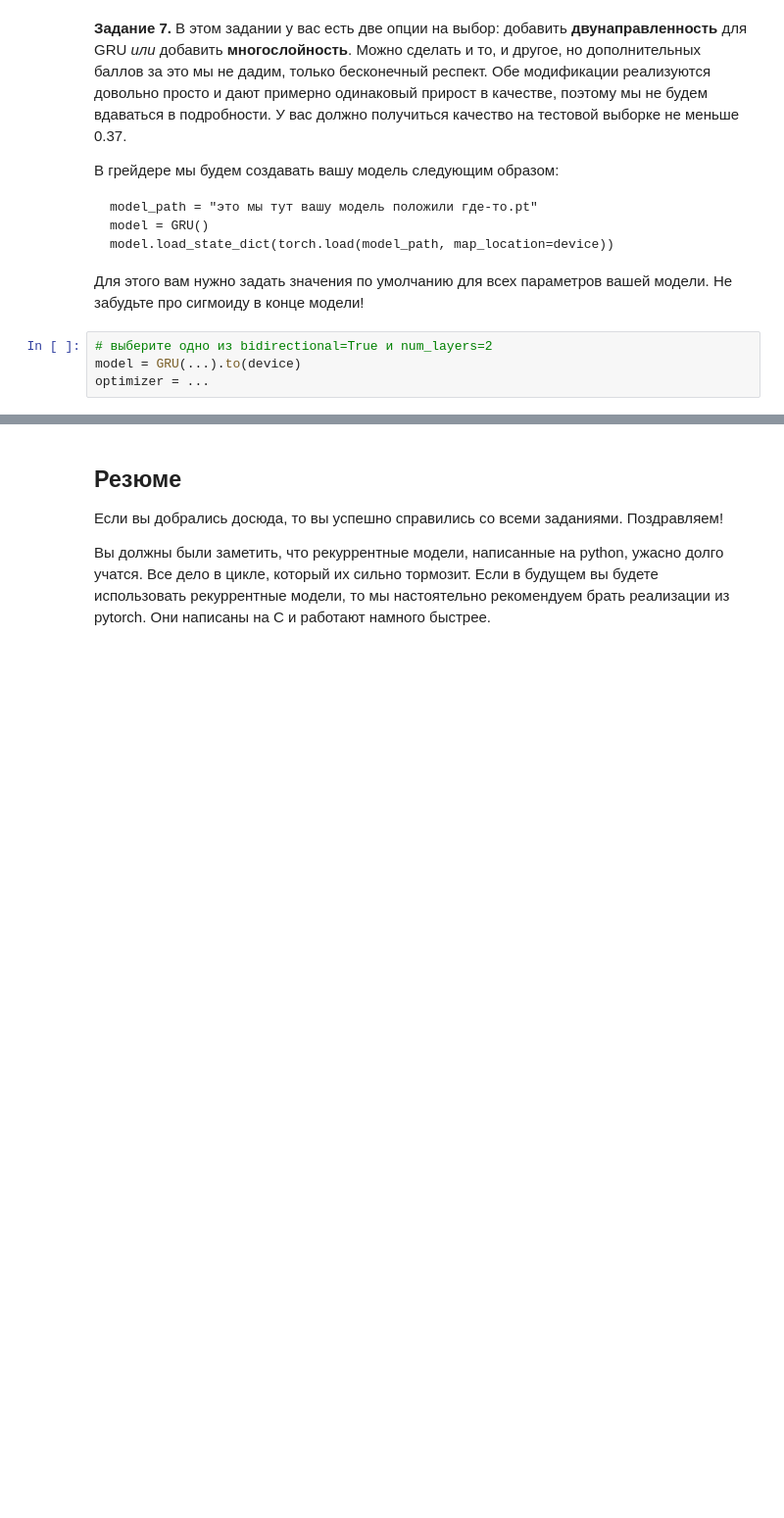
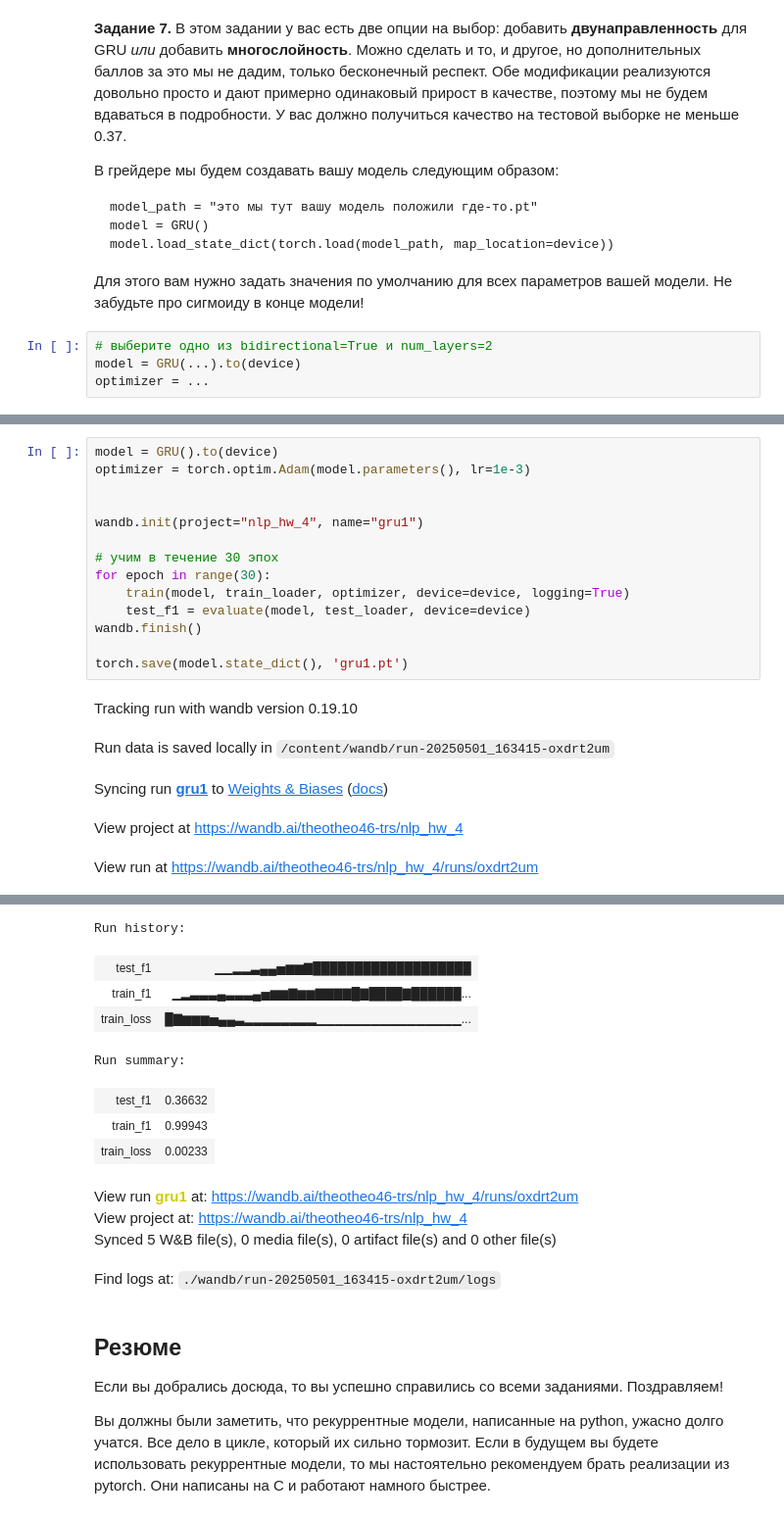
Before and after one commit to theotheo46/nlp, a Jupyter notebook: Копия_блокнота_"hw4_ipynb".ipynb, the cells around one changed output, grey strips where cells are left out. Shown at 98% size. Drawn from its saved outputs; the diff is of its cells as text; blank space fills up the shorter version.

```diff
--- a/Копия_блокнота_"hw4_ipynb".ipynb
+++ b/Копия_блокнота_"hw4_ipynb".ipynb
@@ -619,0 +710,20 @@ optimizer = ...
+# %%
+model = GRU().to(device)
+optimizer = torch.optim.Adam(model.parameters(), lr=1e-3)
+
+
+wandb.init(project="nlp_hw_4", name="gru1")
+
+# учим в течение 30 эпох
+for epoch in range(30):
+    train(model, train_loader, optimizer, device=device, logging=True)
+    test_f1 = evaluate(model, test_loader, device=device)
+wandb.finish()
+
+torch.save(model.state_dict(), 'gru1.pt')
+# %% [output]
+Tracking run with wandb version 0.19.10
+Run data is saved locally in /content/wandb/run-20250501_163415-oxdrt2um
+Syncing run gru1 to Weights & Biases (docs)
+View project at https://wandb.ai/theotheo46-trs/nlp_hw_4
+View run at https://wandb.ai/theotheo46-trs/nlp_hw_4/runs/oxdrt2um
@@ -620,3 +731,15 @@ optimizer = ...
+Run history:
+| test_f1 | ▁▁▂▂▃▄▄▅▆▆▇███████████████████ |
+| train_f1 | ▁▂▃▃▃▄▃▃▃▄▅▆▆▇▆▆▇▇▇▇█▇████▇██████... |
+| train_loss | █▇▆▆▆▅▄▄▃▂▂▂▂▂▂▂▂▁▁▁▁▁▁▁▁▁▁▁▁▁▁▁▁... |
+Run summary:
+| test_f1 | 0.36632 |
+| train_f1 | 0.99943 |
+| train_loss | 0.00233 |
+View run gru1 at: https://wandb.ai/theotheo46-trs/nlp_hw_4/runs/oxdrt2um
+View project at: https://wandb.ai/theotheo46-trs/nlp_hw_4
+Synced 5 W&B file(s), 0 media file(s), 0 artifact file(s) and 0 other file(s)
+Find logs at: ./wandb/run-20250501_163415-oxdrt2um/logs
 # %% [markdown]
 ## Резюме
 
```
Also changed, not shown: parts of 4 cells of this notebook.
